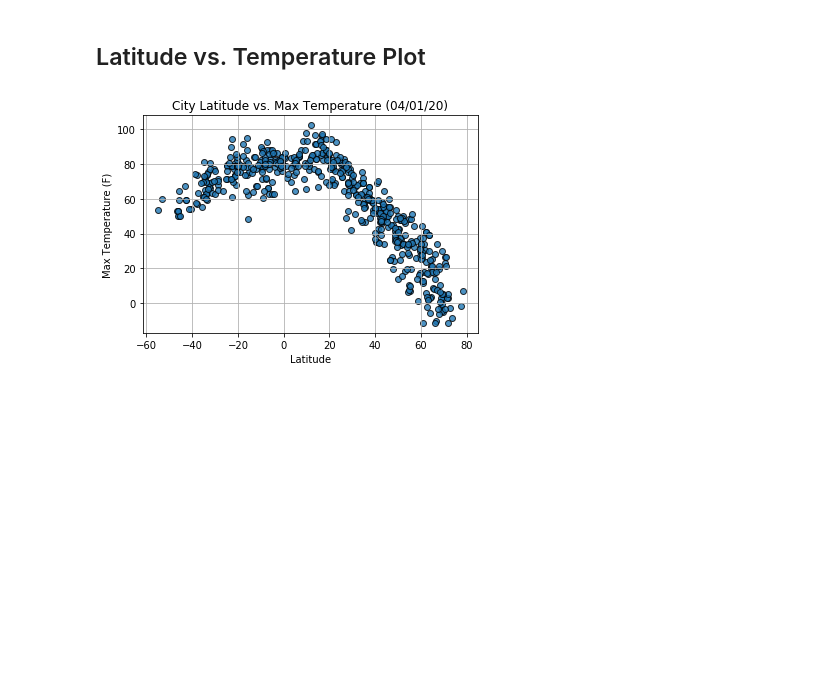
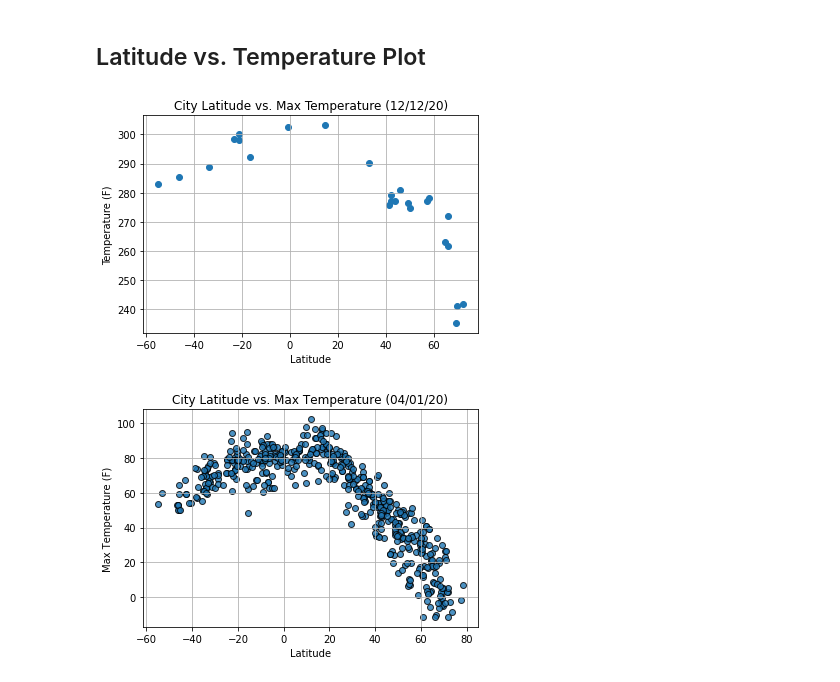
Before and after one commit to thallegacy/python-api-challenge, a Jupyter notebook: WeatherVacationPy/WeatherPy.ipynb, the cells around one changed output. Cells and saved outputs as stored; diff of their text form; code cells hidden in the pictures; blank space fills up the shorter version.

Commit message:
Plot lat vs max

```diff
--- a/WeatherVacationPy/WeatherPy.ipynb
+++ b/WeatherVacationPy/WeatherPy.ipynb
@@ -298,6 +298,23 @@ clean_city_data.head()
 * Save the plotted figures as .pngs.
 # %% [markdown]
 ## Latitude vs. Temperature Plot
+# %%
+# Plot the data (scatter)
+plt.scatter(clean_city_data["Lat"], clean_city_data["Max Temp"], marker="o")
+
+# Format the gragh
+plt.title(f'City Latitude vs. Max Temperature ({time.strftime("%D")})')
+plt.xlabel("Latitude")
+plt.ylabel("Temperature (F)")
+plt.grid(True)
+
+# Save the graph
+plt.savefig("output_data/Lat_vs_Max_Temp.png")
+
+# Display the graph
+plt.show()
+# %% [output]
+[figure, added]
 # %%
 # %% [output]
 [figure]
```
Also changed, not shown: 5 other files.
